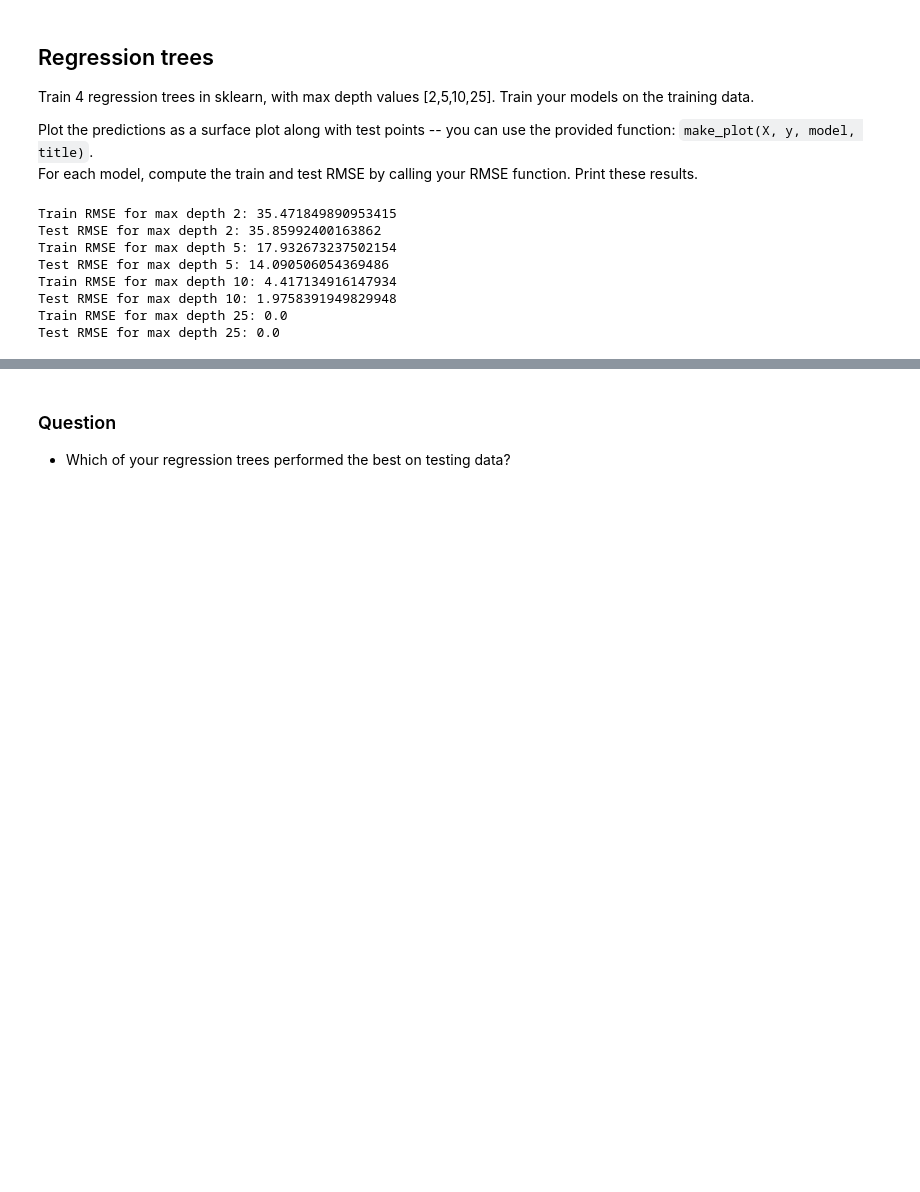
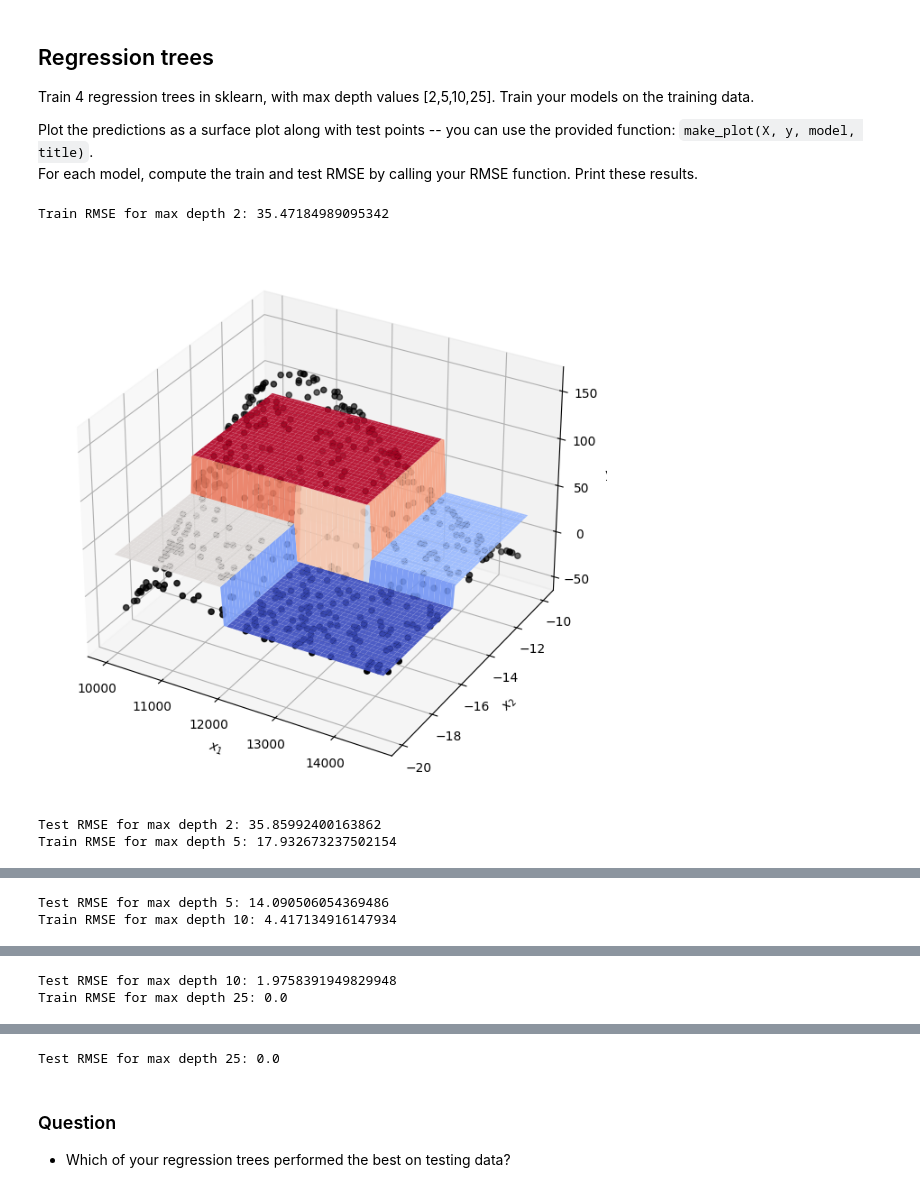
Before and after one commit to zsqu4re/ML-for-engineers, a Jupyter notebook: HW5/M5-HW2.ipynb, the cells around one changed output, grey strips where cells are left out. Drawn from its saved outputs; the diff is of its cells as text; code cells hidden in the pictures; blank space fills up the shorter version.

```diff
--- a/HW5/M5-HW2.ipynb
+++ b/HW5/M5-HW2.ipynb
@@ -73,20 +73,17 @@ For each model, compute the train and test RMSE by calling your RMSE function. P
 # %%
 # YOUR CODE GOES HERE
 for val in [2,5,10,25]:
     dt = DecisionTreeRegressor(max_depth=val)
     dt.fit(train_X,train_y)
     pred_train = dt.predict(train_X)
     print(f"Train RMSE for max depth {val}:",RMSE(train_y,pred_train))
 
     dt.fit(test_X,test_y)
     pred_test = dt.predict(test_X)
+    make_plot(test_X,test_y,dt,)
     print(f"Test RMSE for max depth {val}:",RMSE(test_y,pred_test))
 # %% [output]
-Train RMSE for max depth 2: 35.471849890953415
-Test RMSE for max depth 2: 35.85992400163862
-Train RMSE for max depth 5: 17.932673237502154
-Test RMSE for max depth 5: 14.090506054369486
-Train RMSE for max depth 10: 4.417134916147934
-Test RMSE for max depth 10: 1.9758391949829948
-Train RMSE for max depth 25: 0.0
-Test RMSE for max depth 25: 0.0
+Train RMSE for max depth 2: 35.47184989095342
+[figure, added]
+Test RMSE for max depth 2: 35.85992400163862
+Train RMSE for max depth 5: 17.932673237502154
@@ -92,0 +91,2 @@ Test RMSE for max depth 25: 0.0
+Test RMSE for max depth 5: 14.090506054369486
+Train RMSE for max depth 10: 4.417134916147934
@@ -92,0 +94,2 @@ Test RMSE for max depth 25: 0.0
+Test RMSE for max depth 10: 1.9758391949829948
+Train RMSE for max depth 25: 0.0
@@ -93,3 +97,4 @@ Test RMSE for max depth 25: 0.0
+Test RMSE for max depth 25: 0.0
 # %% [markdown]
 ### Question
 - Which of your regression trees performed the best on testing data?
```
Also changed, not shown: parts of 2 cells of this notebook, 18 other files.
